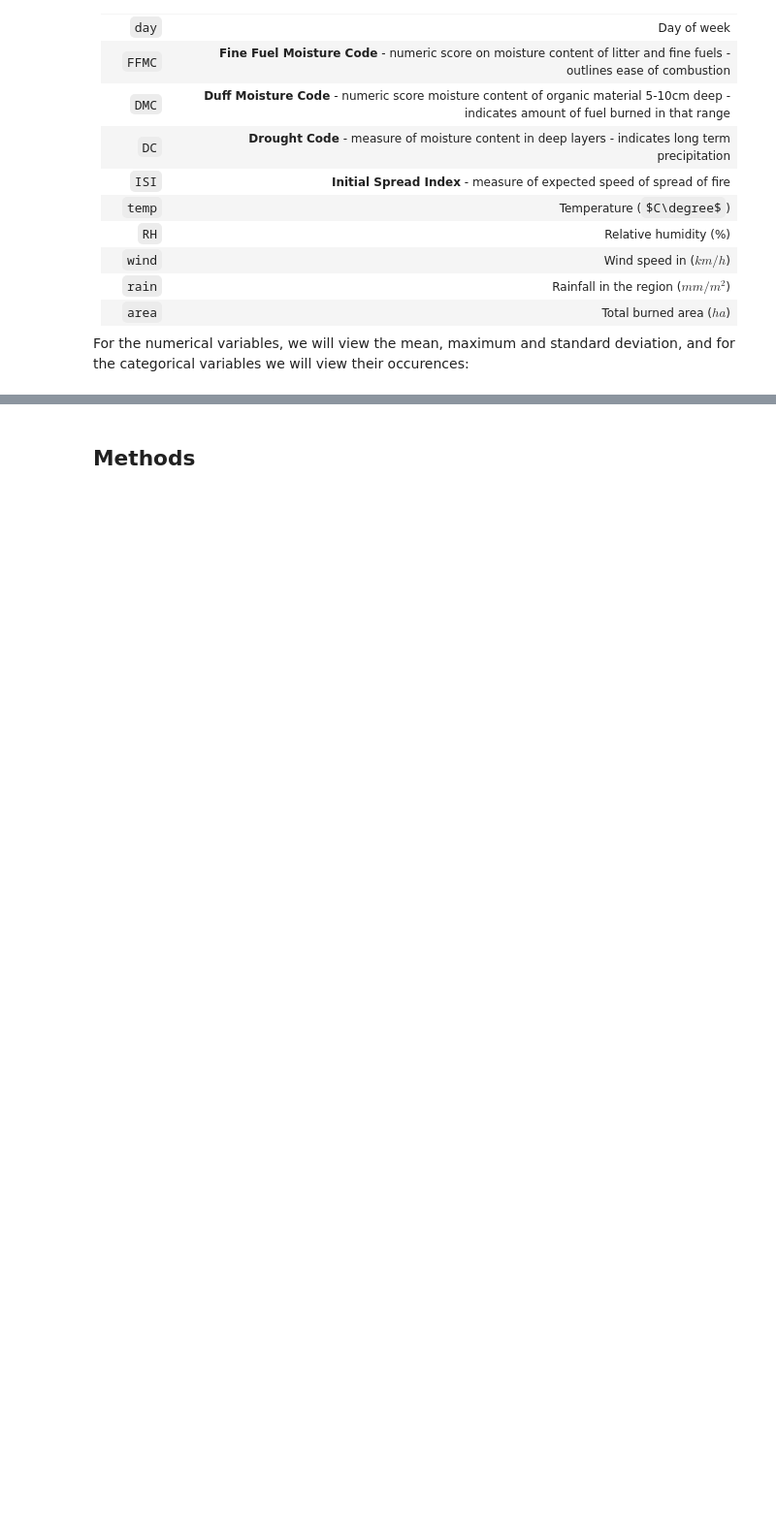
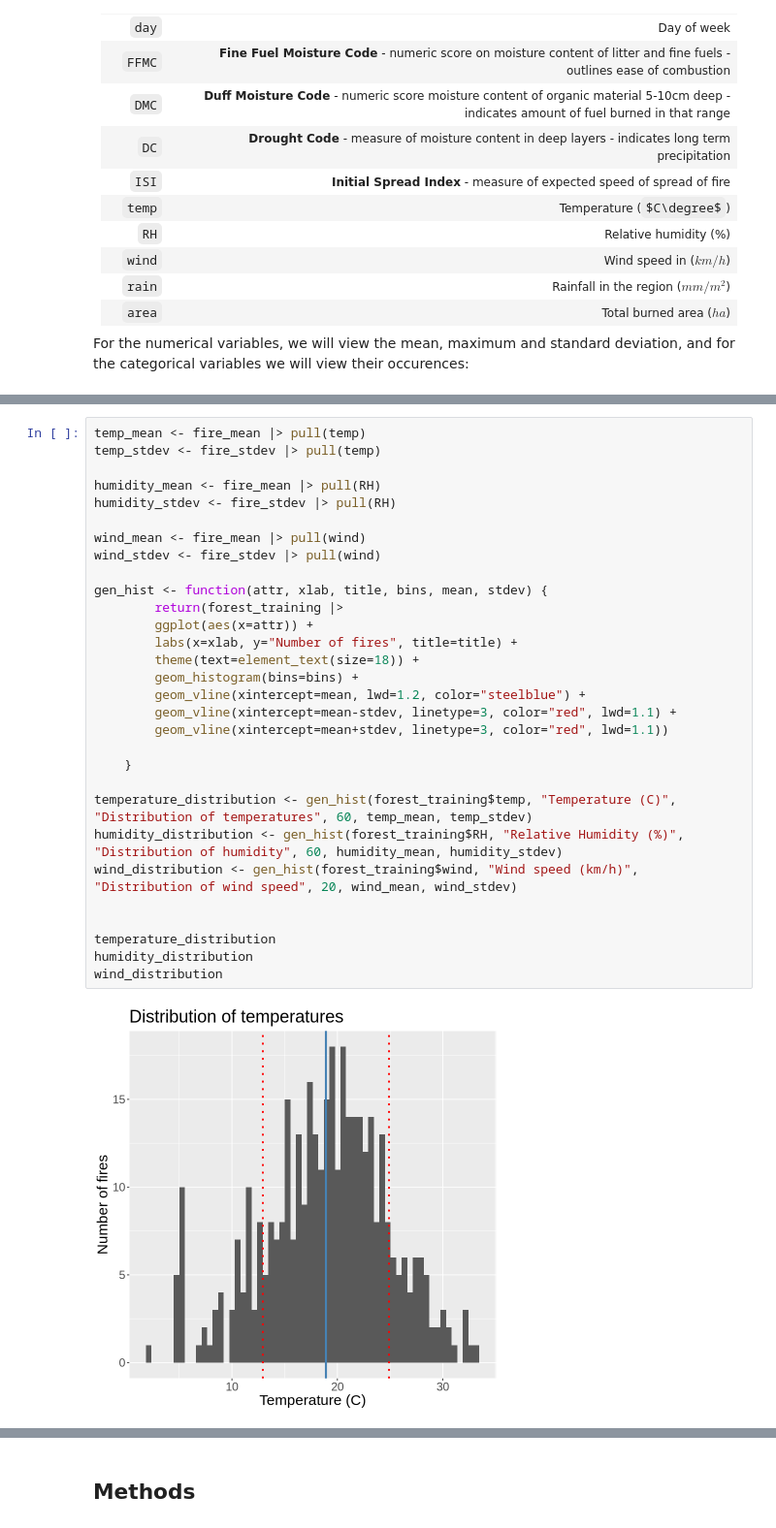
Before and after one commit to tijoetan/group-24-dsci-100, a Jupyter notebook: Group_Proposal.ipynb, the cells around one changed output, grey strips where cells are left out. Shown at 97% size. Saved outputs shown, nothing was run; the diff lists cells and outputs as text; some formulas as TeX source; blank space fills up the shorter version.

```diff
--- a/Group_Proposal.ipynb
+++ b/Group_Proposal.ipynb
@@ -167,0 +166,32 @@ Finally, to better show how these variables contribute to area, we include some
+# %%
+temp_mean <- fire_mean |> pull(temp)
+temp_stdev <- fire_stdev |> pull(temp)
+
+humidity_mean <- fire_mean |> pull(RH)
+humidity_stdev <- fire_stdev |> pull(RH)
+
+wind_mean <- fire_mean |> pull(wind)
+wind_stdev <- fire_stdev |> pull(wind)
+
+gen_hist <- function(attr, xlab, title, bins, mean, stdev) {
+        return(forest_training |>
+        ggplot(aes(x=attr)) +
+        labs(x=xlab, y="Number of fires", title=title) +
+        theme(text=element_text(size=18)) +
+        geom_histogram(bins=bins) +
+        geom_vline(xintercept=mean, lwd=1.2, color="steelblue") +
+        geom_vline(xintercept=mean-stdev, linetype=3, color="red", lwd=1.1) +
+        geom_vline(xintercept=mean+stdev, linetype=3, color="red", lwd=1.1))
+
+    }
+
+temperature_distribution <- gen_hist(forest_training$temp, "Temperature (C)", "Distribution of temperatures", 60, temp_mean, temp_stdev)
+humidity_distribution <- gen_hist(forest_training$RH, "Relative Humidity (%)", "Distribution of humidity", 60, humidity_mean, humidity_stdev)
+wind_distribution <- gen_hist(forest_training$wind, "Wind speed (km/h)", "Distribution of wind speed", 20, wind_mean, wind_stdev)
+
+
+temperature_distribution
+humidity_distribution
+wind_distribution
+# %% [output]
+[figure, added]
```
Also changed, not shown: parts of 9 cells of this notebook.
